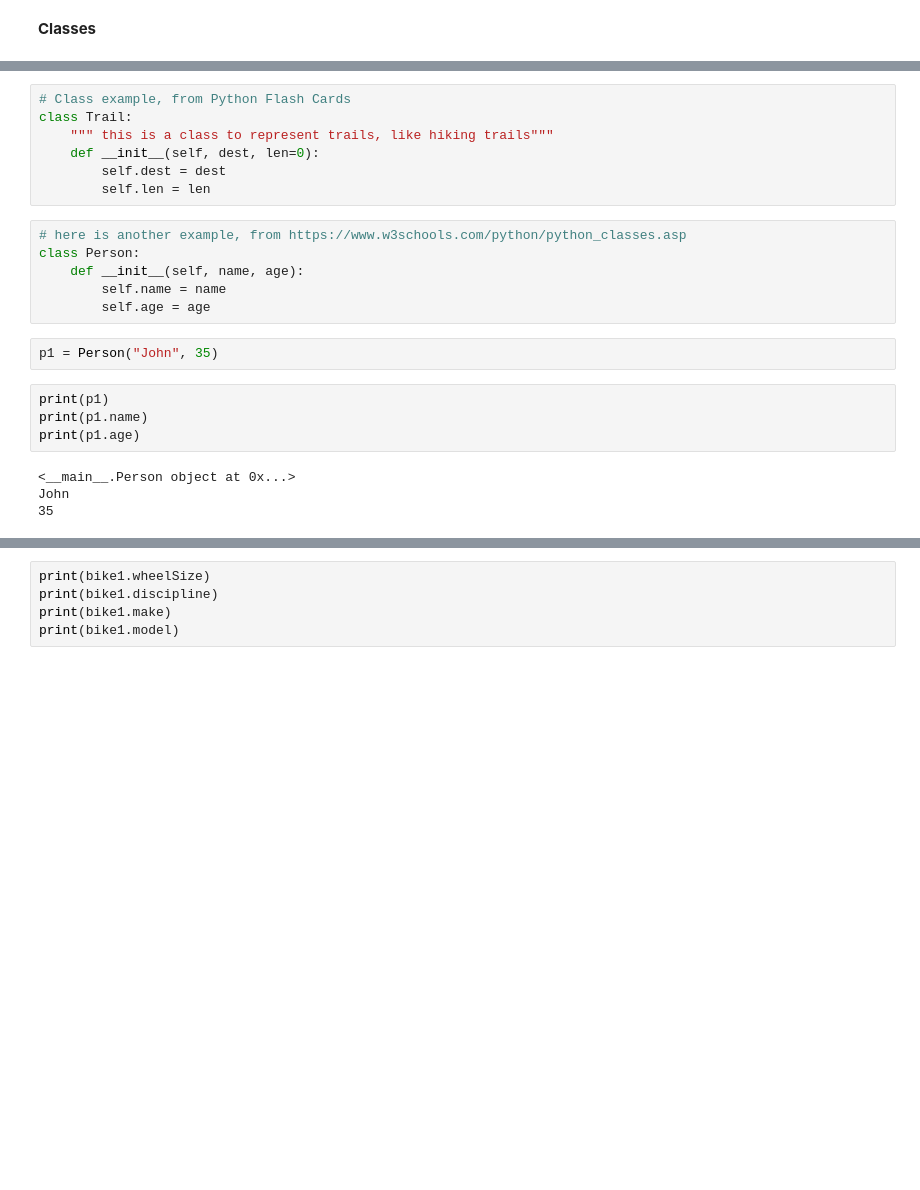
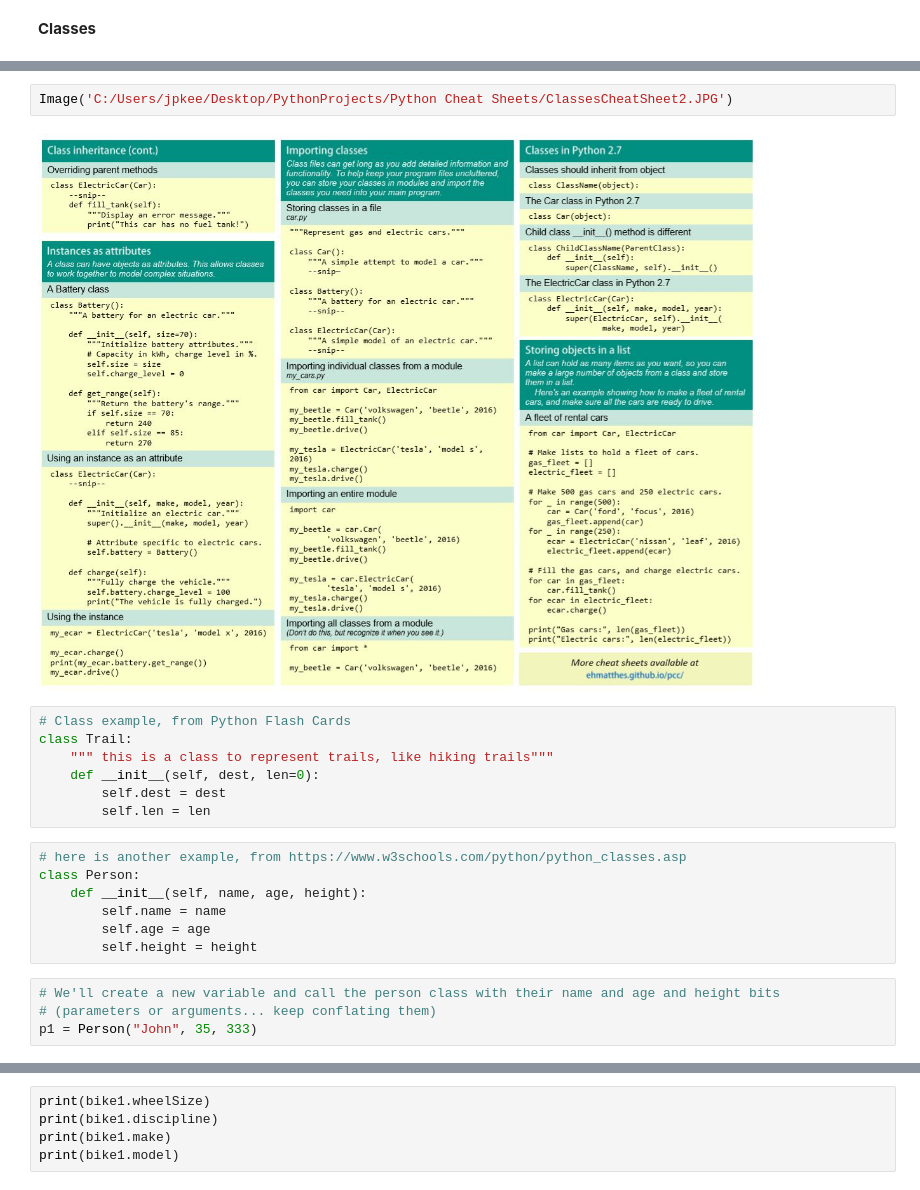
Before and after one commit to jpkeeton/2020Drills, a Jupyter notebook: Classes.ipynb, the cells around one changed output, grey strips where cells are left out. Saved outputs shown, nothing was run; the diff lists cells and outputs as text; blank space fills up the shorter version.

```diff
--- a/Classes.ipynb
+++ b/Classes.ipynb
@@ -18,3 +28,7 @@
+# %%
+Image('C:/Users/jpkee/Desktop/PythonProjects/Python Cheat Sheets/ClassesCheatSheet2.JPG')
+# %% [output]
+[figure, added]
 # %%
 # Class example, from Python Flash Cards
 class Trail:
@@ -25,16 +39,11 @@ class Trail:
 # %%
 # here is another example, from https://www.w3schools.com/python/python_classes.asp
 class Person:
-    def __init__(self, name, age):
+    def __init__(self, name, age, height):
         self.name = name
         self.age = age
+        self.height = height
-# %%
-p1 = Person("John", 35)
-# %%
-print(p1)
-print(p1.name)
-print(p1.age)
-# %% [output]
-<__main__.Person object at 0x...>
-John
-35
+# %%
+# We'll create a new variable and call the person class with their name and age and height bits
+# (parameters or arguments... keep conflating them)
+p1 = Person("John", 35, 333)
```
Also changed, not shown: parts of 18 cells of this notebook, 11 other files.
